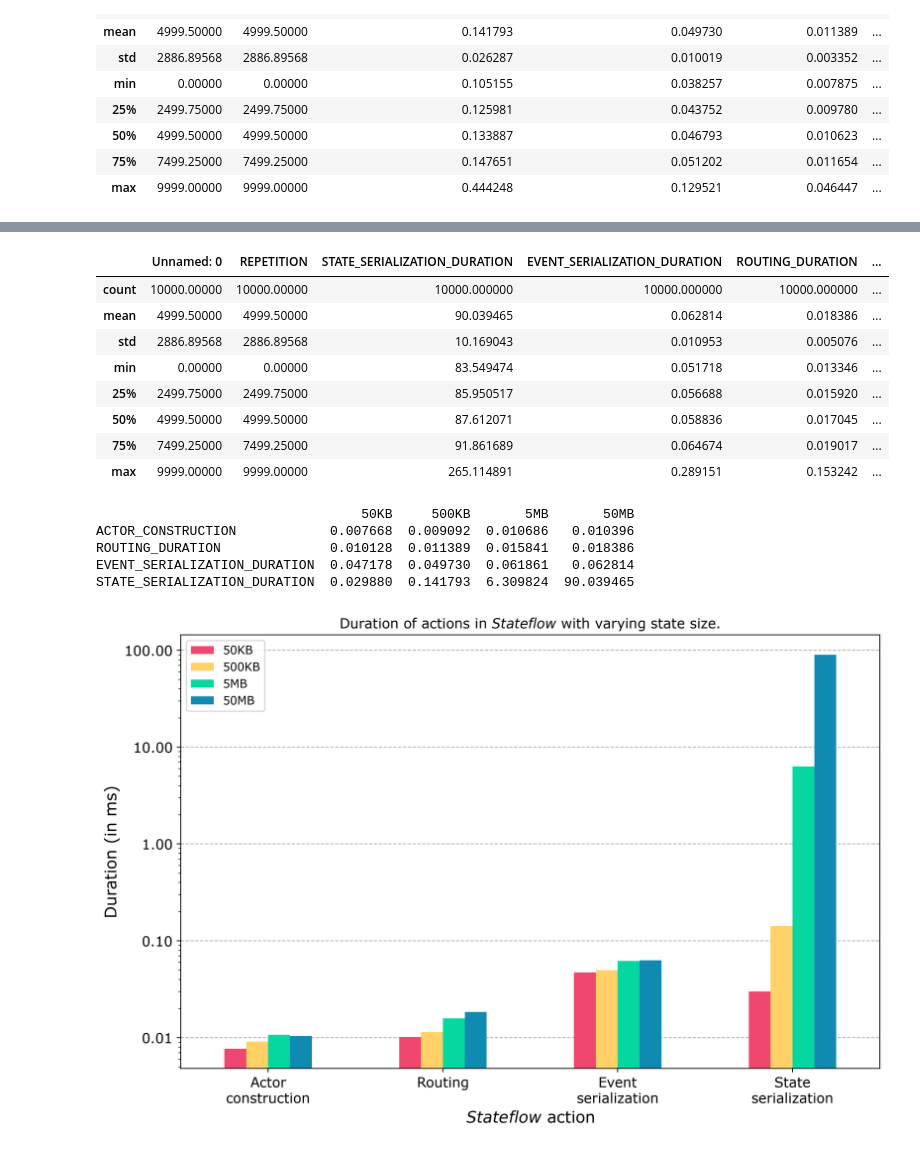
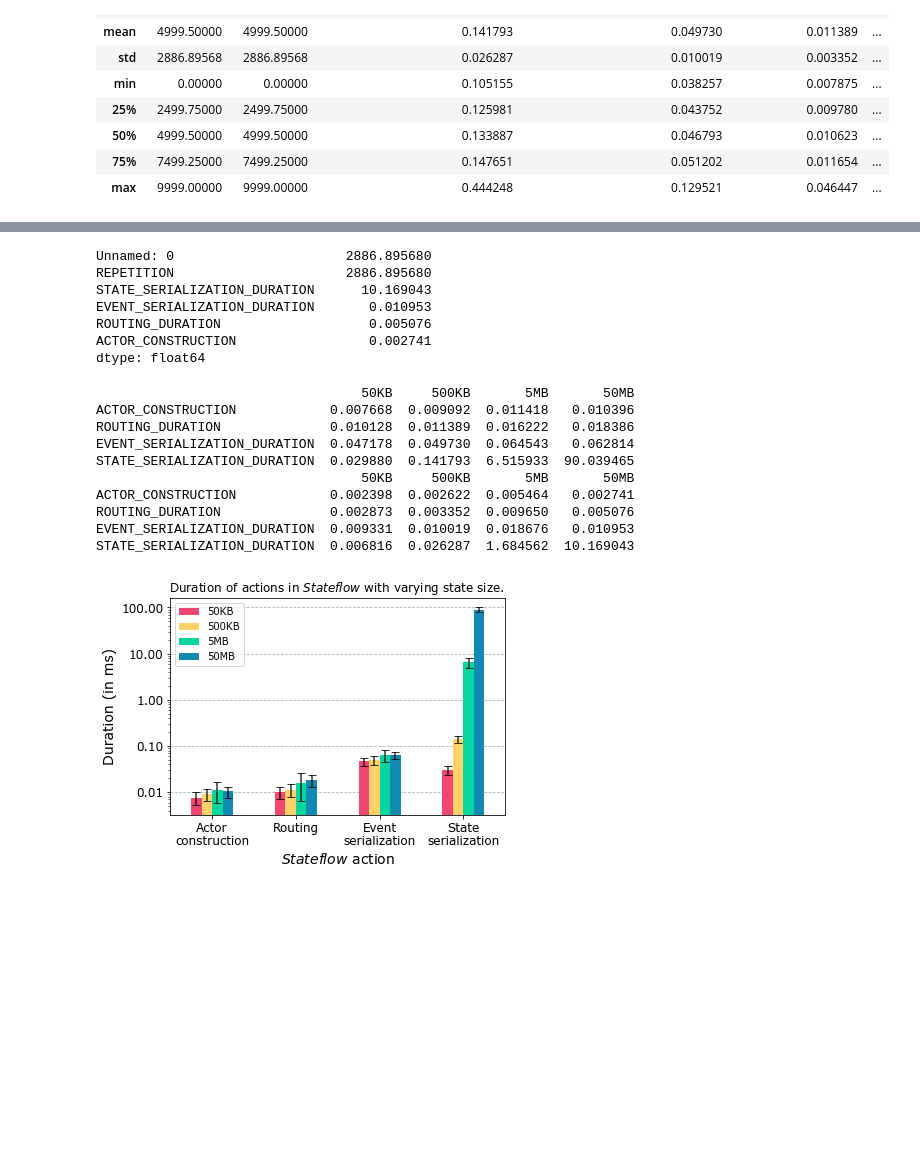
Before and after one commit to delftdata/stateflow-evaluation, a Jupyter notebook: results/overhead/overhead_results.ipynb, the cells around one changed output, grey strips where cells are left out. Saved outputs shown, nothing was run; the diff lists cells and outputs as text; code cells hidden in the pictures; blank space fills up the shorter version.

```diff
--- a/results/overhead/overhead_results.ipynb
+++ b/results/overhead/overhead_results.ipynb
@@ -56,42 +56,56 @@ fivemb_data.describe()
 # %%
 fiftymb_data = pd.read_csv("50MB_one_invocation.csv")
 fiftymb_data.describe()
+
+fiftymb_data.std()
 # %% [output]
-|  | Unnamed: 0 | REPETITION | STATE_SERIALIZATION_DURATION | EVENT_SERIALIZATION_DURATION | ROUTING_DURATION | ... |
-| count | 10000.00000 | 10000.00000 | 10000.000000 | 10000.000000 | 10000.000000 | ... |
-| mean | 4999.50000 | 4999.50000 | 90.039465 | 0.062814 | 0.018386 | ... |
-| std | 2886.89568 | 2886.89568 | 10.169043 | 0.010953 | 0.005076 | ... |
-| min | 0.00000 | 0.00000 | 83.549474 | 0.051718 | 0.013346 | ... |
-| 25% | 2499.75000 | 2499.75000 | 85.950517 | 0.056688 | 0.015920 | ... |
-| 50% | 4999.50000 | 4999.50000 | 87.612071 | 0.058836 | 0.017045 | ... |
-| 75% | 7499.25000 | 7499.25000 | 91.861689 | 0.064674 | 0.019017 | ... |
-| max | 9999.00000 | 9999.00000 | 265.114891 | 0.289151 | 0.153242 | ... |
+Unnamed: 0                      2886.895680
+REPETITION                      2886.895680
+STATE_SERIALIZATION_DURATION      10.169043
+EVENT_SERIALIZATION_DURATION       0.010953
+ROUTING_DURATION                   0.005076
+ACTOR_CONSTRUCTION                 0.002741
+dtype: float64
 # %%
 fiftykb_mean = fiftykb_data[["ACTOR_CONSTRUCTION", "ROUTING_DURATION", "EVENT_SERIALIZATION_DURATION", "STATE_SERIALIZATION_DURATION"]].mean().to_frame(name="50KB")
 fivehundredkb_mean = fivehundredkb_data[["ACTOR_CONSTRUCTION", "ROUTING_DURATION", "EVENT_SERIALIZATION_DURATION", "STATE_SERIALIZATION_DURATION"]].mean().to_frame(name="500KB")
 fivemb_mean = fivemb_data[["ACTOR_CONSTRUCTION", "ROUTING_DURATION", "EVENT_SERIALIZATION_DURATION", "STATE_SERIALIZATION_DURATION"]].mean().to_frame(name="5MB")
 fiftymb_mean = fiftymb_data[["ACTOR_CONSTRUCTION", "ROUTING_DURATION", "EVENT_SERIALIZATION_DURATION", "STATE_SERIALIZATION_DURATION"]].mean().to_frame(name="50MB")
 
+
+fiftykb_std = fiftykb_data[["ACTOR_CONSTRUCTION", "ROUTING_DURATION", "EVENT_SERIALIZATION_DURATION", "STATE_SERIALIZATION_DURATION"]].std().to_frame(name="50KB")
+fivehundredkb_std = fivehundredkb_data[["ACTOR_CONSTRUCTION", "ROUTING_DURATION", "EVENT_SERIALIZATION_DURATION", "STATE_SERIALIZATION_DURATION"]].std().to_frame(name="500KB")
+fivemb_std = fivemb_data[["ACTOR_CONSTRUCTION", "ROUTING_DURATION", "EVENT_SERIALIZATION_DURATION", "STATE_SERIALIZATION_DURATION"]].std().to_frame(name="5MB")
+fiftymb_std = fiftymb_data[["ACTOR_CONSTRUCTION", "ROUTING_DURATION", "EVENT_SERIALIZATION_DURATION", "STATE_SERIALIZATION_DURATION"]].std().to_frame(name="50MB")
+
+
 overhead_mean = pd.concat([fiftykb_mean, fivehundredkb_mean, fivemb_mean, fiftymb_mean], axis=1)
+overhead_std = pd.concat([fiftykb_std, fivehundredkb_std, fivemb_std, fiftymb_std], axis=1)
 print(overhead_mean)
+print(overhead_std)
 # %% [output]
                                   50KB     500KB       5MB       50MB
-ACTOR_CONSTRUCTION            0.007668  0.009092  0.010686   0.010396
-ROUTING_DURATION              0.010128  0.011389  0.015841   0.018386
-EVENT_SERIALIZATION_DURATION  0.047178  0.049730  0.061861   0.062814
-STATE_SERIALIZATION_DURATION  0.029880  0.141793  6.309824  90.039465
+ACTOR_CONSTRUCTION            0.007668  0.009092  0.011418   0.010396
+ROUTING_DURATION              0.010128  0.011389  0.016222   0.018386
+EVENT_SERIALIZATION_DURATION  0.047178  0.049730  0.064543   0.062814
+STATE_SERIALIZATION_DURATION  0.029880  0.141793  6.515933  90.039465
+                                  50KB     500KB       5MB       50MB
+ACTOR_CONSTRUCTION            0.002398  0.002622  0.005464   0.002741
+ROUTING_DURATION              0.002873  0.003352  0.009650   0.005076
+EVENT_SERIALIZATION_DURATION  0.009331  0.010019  0.018676   0.010953
+STATE_SERIALIZATION_DURATION  0.006816  0.026287  1.684562  10.169043
 # %%
-ax = overhead_mean.plot(kind="bar", color=["#ef476f", "#ffd166", "#06d6a0", "#118ab2", "#073b4c"], rot=0, fontsize=12)
+ax = overhead_mean.plot(kind="bar", color=["#ef476f", "#ffd166", "#06d6a0", "#118ab2", "#073b4c"], yerr=overhead_std, rot=0, fontsize=12, capsize=4, ecolor='black', error_kw={"alpha": 0.80})
 ax.set_axisbelow(True)
 plt.grid(axis="y", linestyle="--")
 ax.set_yscale('log')
 ax.set_ylabel("Duration (in ms)", fontsize=14)
 ax.set_xlabel(r"$Stateflow$ " + "action", fontsize=14)
 ax.set_xticklabels(["Actor\nconstruction", "Routing", "Event\nserialization", "State\nserialization"])
 ax.set_title(r"Duration of actions in $Stateflow$ with varying state size. ")
 ax.yaxis.set_major_formatter(matplotlib.ticker.FormatStrFormatter('%.2f'))
 plt.show()
 # %% [output]
-[figure, old version]
+[figure, new version]
 # %%
 new_overhead = overhead_mean.rename({"ACTOR_CONSTRUCTION": "Actor construction", "ROUTING_DURATION": "Routing", "EVENT_SERIALIZATION_DURATION": "Event serialization", "STATE_SERIALIZATION_DURATION": "State serialization"}).transpose()
```
Also changed, not shown: parts of 3 cells of this notebook.
